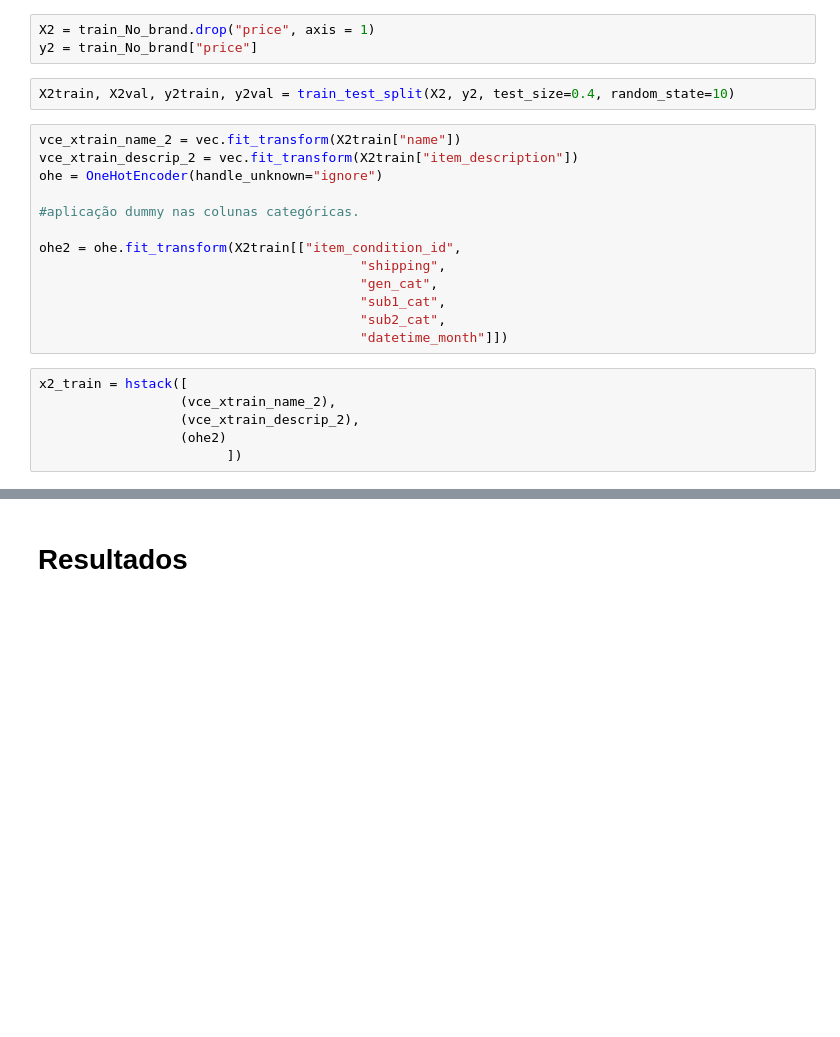
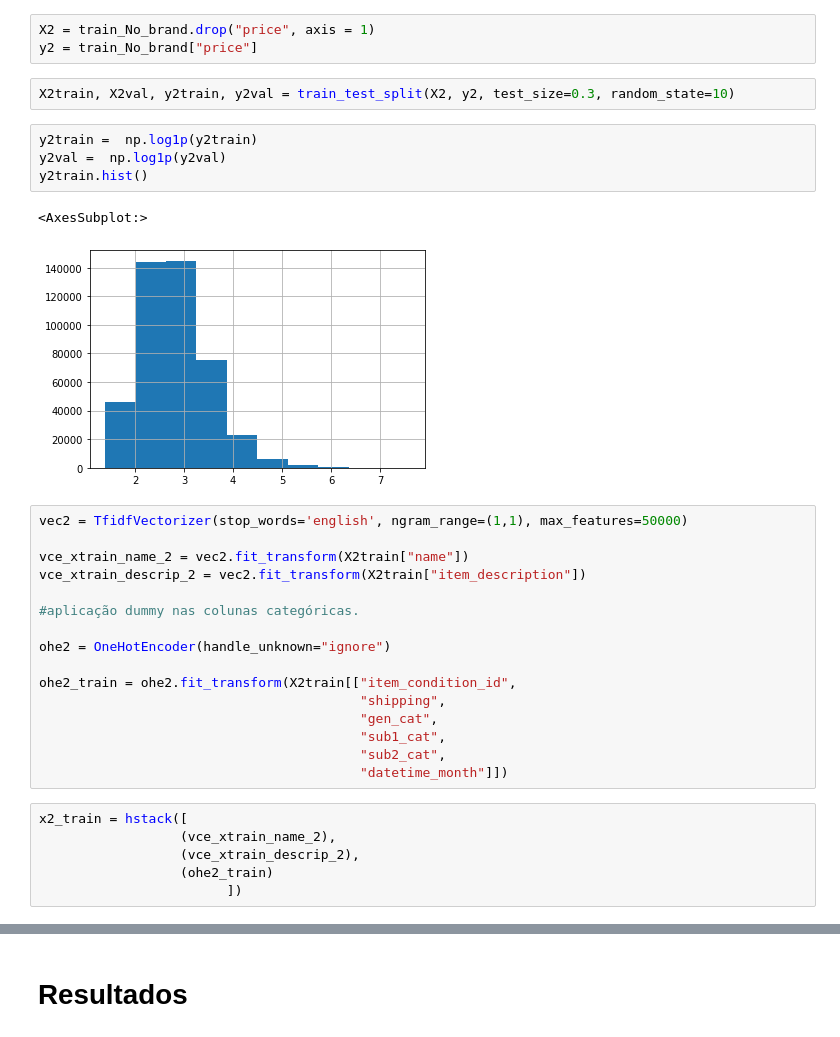
Before and after one commit to anachavesv8/Bootcamp_Blue, a Jupyter notebook: Mercari Price Suggestion Challenge/notebooks/Hipotese1 - Brand_price.ipynb, the cells around one changed output, grey strips where cells are left out. Cells and saved outputs as stored; diff of their text form; blank space fills up the shorter version.

```diff
--- a/Mercari Price Suggestion Challenge/notebooks/Hipotese1 - Brand_price.ipynb
+++ b/Mercari Price Suggestion Challenge/notebooks/Hipotese1 - Brand_price.ipynb
@@ -152,15 +149,25 @@ train_No_brand = train.loc[train.brand_name.isnull()] #Separando todas as linhas
 X2 = train_No_brand.drop("price", axis = 1)
 y2 = train_No_brand["price"]
 # %%
-X2train, X2val, y2train, y2val = train_test_split(X2, y2, test_size=0.4, random_state=10)
+X2train, X2val, y2train, y2val = train_test_split(X2, y2, test_size=0.3, random_state=10)
+# %%
+y2train =  np.log1p(y2train)
+y2val =  np.log1p(y2val)
+y2train.hist()
+# %% [output]
+<AxesSubplot:>
+[figure, added]
 # %%
-vce_xtrain_name_2 = vec.fit_transform(X2train["name"])
-vce_xtrain_descrip_2 = vec.fit_transform(X2train["item_description"])
-ohe = OneHotEncoder(handle_unknown="ignore")
+vec2 = TfidfVectorizer(stop_words='english', ngram_range=(1,1), max_features=50000)
+
+vce_xtrain_name_2 = vec2.fit_transform(X2train["name"])
+vce_xtrain_descrip_2 = vec2.fit_transform(X2train["item_description"])
 
 #aplicação dummy nas colunas categóricas.
 
-ohe2 = ohe.fit_transform(X2train[["item_condition_id",
+ohe2 = OneHotEncoder(handle_unknown="ignore")
+
+ohe2_train = ohe2.fit_transform(X2train[["item_condition_id",
                                          "shipping",
                                          "gen_cat",
                                          "sub1_cat",
@@ -170,7 +177,7 @@ ohe2 = ohe.fit_transform(X2train[["item_condition_id",
 x2_train = hstack([
                   (vce_xtrain_name_2),
                   (vce_xtrain_descrip_2),
-                  (ohe2)
+                  (ohe2_train)
                         ])
 # %%
 x2_train
```
Also changed, not shown: parts of 43 cells of this notebook.
